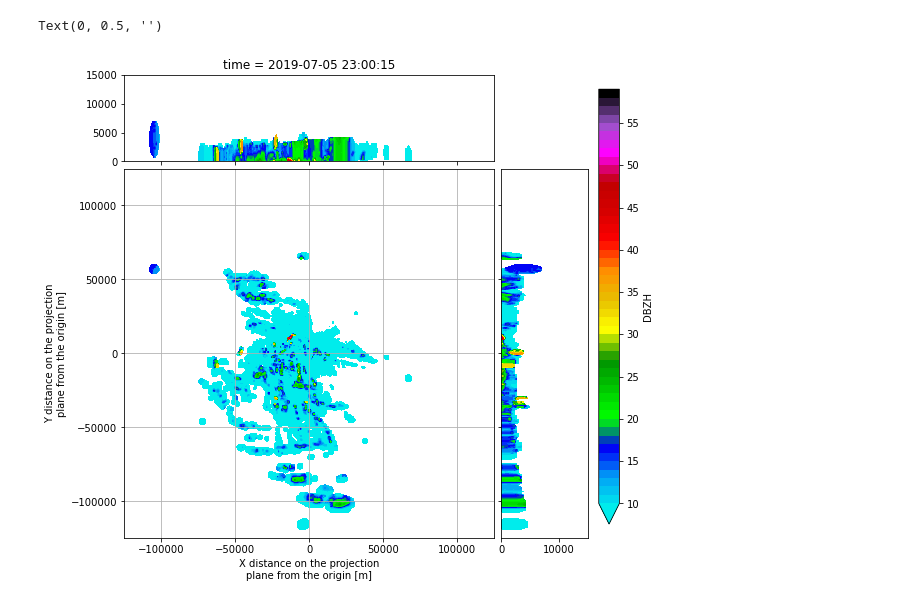
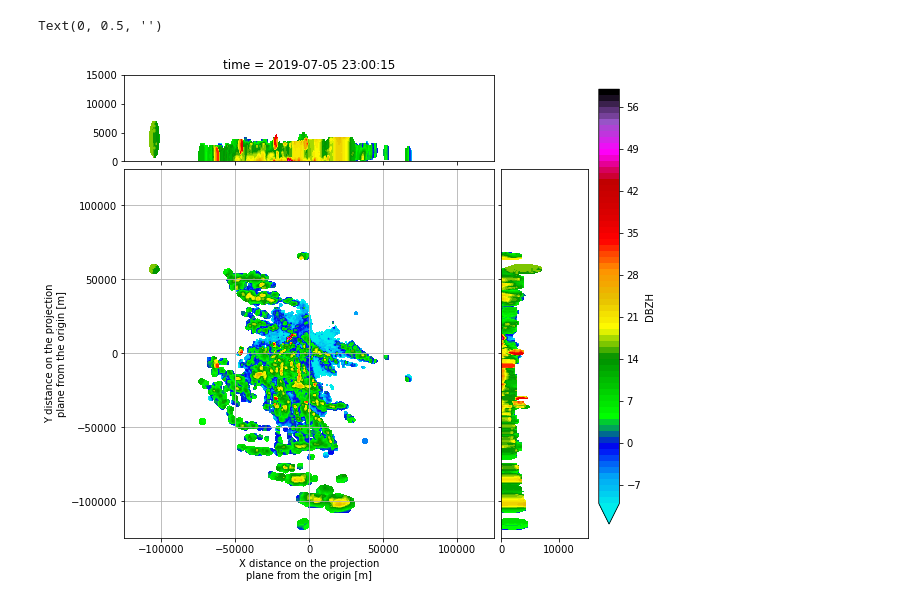
Before and after one commit to syedhamidali/CAPPI-NETCDF, a Jupyter notebook: simple_cappi.ipynb, the cells around one changed output. Saved outputs shown, nothing was run; the diff lists cells and outputs as text; code cells hidden in the pictures.

```diff
--- a/simple_cappi.ipynb
+++ b/simple_cappi.ipynb
@@ -21,22 +31,22 @@ xg = grid.to_xarray()
 # %%
 fig, ax = plt.subplots(figsize=(10,10))
 ax.set_aspect(1.)
-xg['DBZH'][0].max(axis=0).plot.contourf(cmap='pyart_NWSRef',levels=range(10,60),cbar_kwargs={'pad':0.02,'shrink':0.8},ax=ax)
+xg['DBZH'][0].max(axis=0).plot.contourf(cmap='pyart_NWSRef',levels=range(-10,60),cbar_kwargs={'pad':0.02,'shrink':0.8},ax=ax)
 ax.grid()
 ax.set_title(None)
 # create new axes on the right and on the top of the current axes
 divider = make_axes_locatable(ax)
 # below height and pad are in inches
 ax_x = divider.append_axes("top", 1.2, pad=0.1, sharex=ax)
 ax_y = divider.append_axes("right", 1.2, pad=0.1, sharey=ax)
 # make some labels invisible
 ax_x.xaxis.set_tick_params(labelbottom=False)
 ax_y.yaxis.set_tick_params(labelleft=False)
-xg['DBZH'][0].max(axis=1).plot.contourf(cmap='pyart_NWSRef',levels=range(10,60),add_colorbar=False,ax=ax_x)
-xg['DBZH'][0].max(axis=2).T.plot.contourf(cmap='pyart_NWSRef',levels=range(10,60),
+xg['DBZH'][0].max(axis=1).plot.contourf(cmap='pyart_NWSRef',levels=range(-10,60),add_colorbar=False,ax=ax_x)
+xg['DBZH'][0].max(axis=2).T.plot.contourf(cmap='pyart_NWSRef',levels=range(-10,60),
                                          add_colorbar=False,add_title=None,ax=ax_y,)
 ax_y.set_title(None)
 ax_y.set_xlabel(None);ax_y.set_ylabel(None);ax_x.set_xlabel(None);ax_x.set_ylabel(None)
 # %% [output]
 Text(0, 0.5, '')
-[figure, old version]
+[figure, new version]
```
Also changed, not shown: parts of 2 cells of this notebook.
